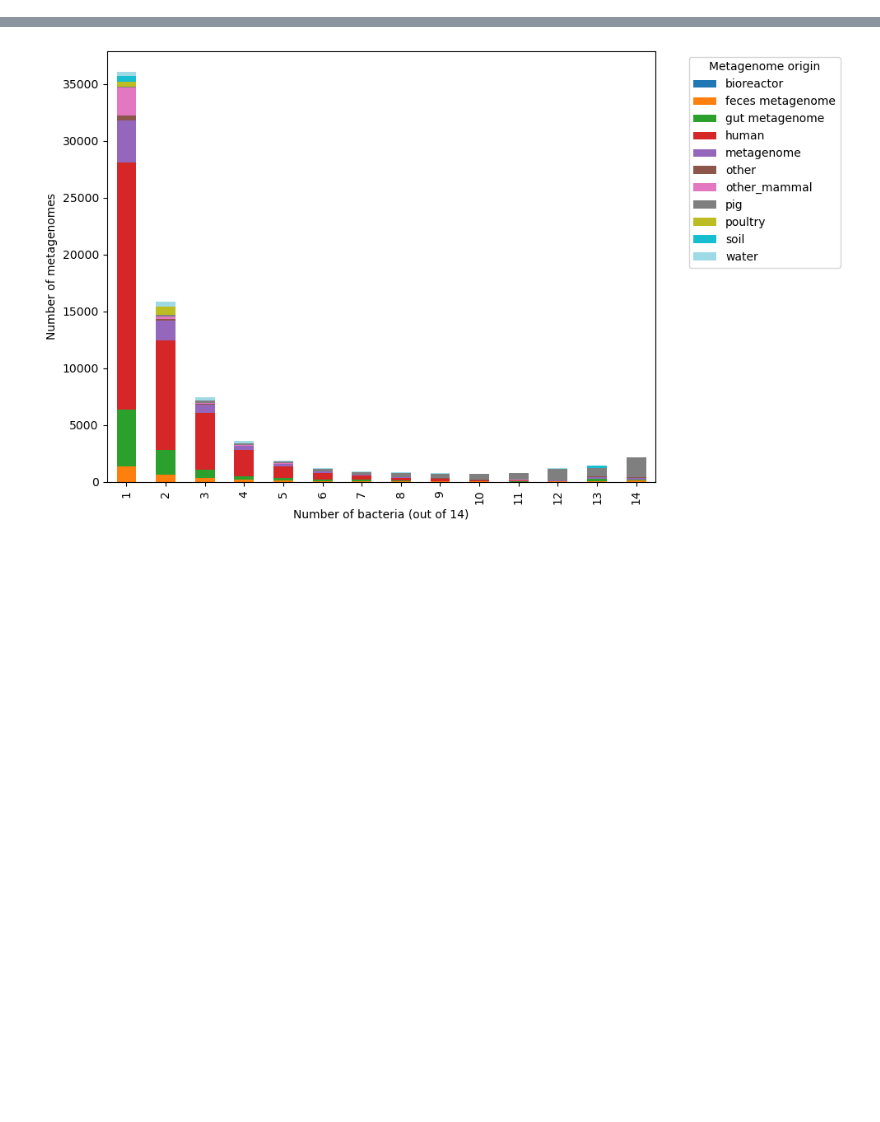
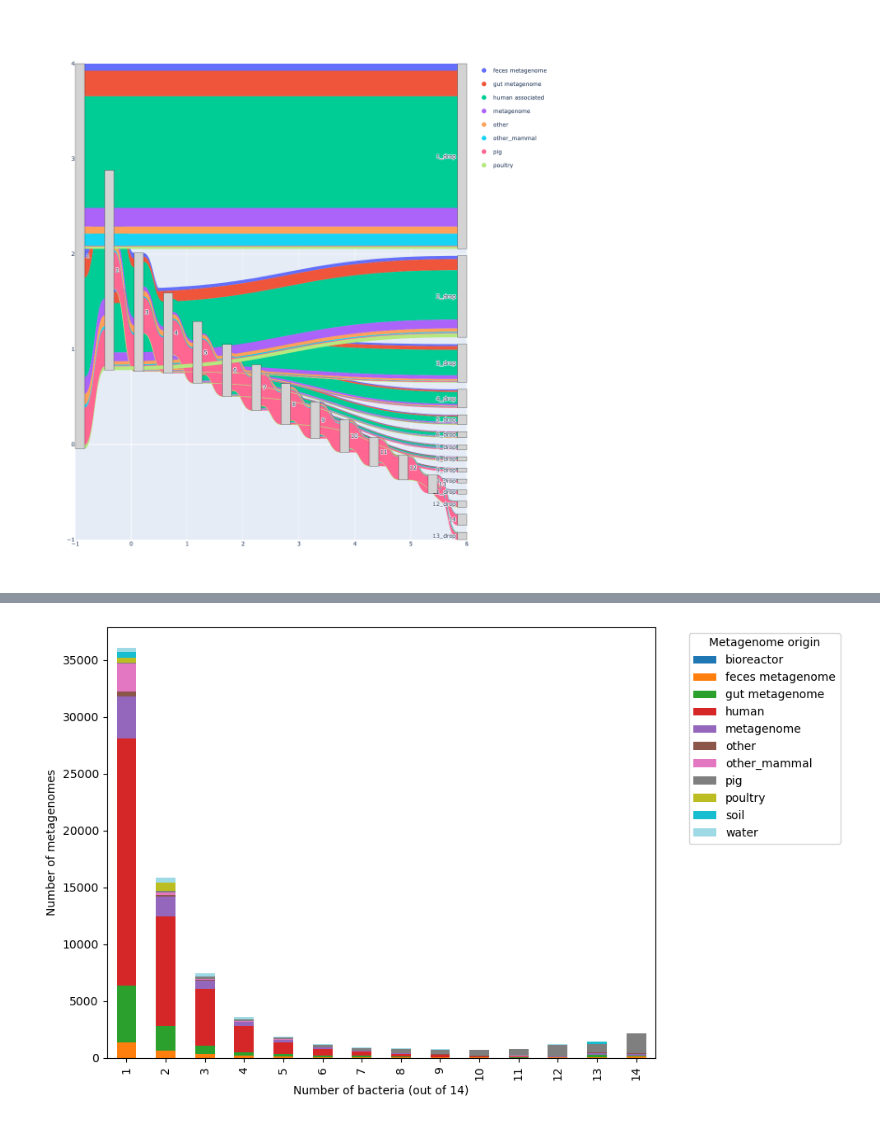
Before and after one commit to AnneliektH/2025-pig-binning-plots, a Jupyter notebook: notebooks/251001_branchwater.ipynb, the cells around one changed output, grey strips where cells are left out. Drawn from its saved outputs; the diff is of its cells as text; code cells hidden in the pictures; blank space fills up the shorter version.

Commit message:
add sankey

```diff
--- a/notebooks/251001_branchwater.ipynb
+++ b/notebooks/251001_branchwater.ipynb
@@ -137,0 +155,6 @@ df_grouped
+# %%
+df_cumulative = df_grouped.copy()
+# %%
+for i in range(13, 0, -1):
+    # Each column's new value is its old value plus the value of the column to its right
+    df_cumulative[str(i)] = df_cumulative[str(i)] + df_cumulative[str(i+1)]
@@ -137,0 +175,71 @@ df_grouped
+# %%
+unique_biomes = df_grouped['broad_cat'].unique()
+
+# Choose a color palette from Plotly Express
+# Other good options: px.colors.qualitative.G10, px.colors.qualitative.T10, px.colors.qualitative.Pastel
+palette = px.colors.qualitative.Plotly
+
+# Create a dictionary that maps each biome to a color from the palette
+# The modulo (%) ensures we loop through colors if there are more biomes than colors
+biome_colors = {biome: palette[i % len(palette)] for i, biome in enumerate(unique_biomes)}
+# %%
+links_data = []
+
+for index, row in df_grouped.iterrows():
+    biome = row['broad_cat']
+    biome_color = biome_colors[biome]
+
+
+    for i in range(1, 15):
+        source = f'{i}'
+        if i < 14:
+            cont = df_cumulative.loc[index, str(i + 1)]
+            if cont > 0:
+                links_data.append({'source': source, 'target': f'{i + 1}', 'value': cont, 'color': biome_color})
+            drop = row[str(i)]
+            if drop > 0:
+                links_data.append({'source': source, 'target': f'{i}_drop', 'value': drop, 'color': biome_color})
+df_sankey = pd.DataFrame(links_data)
+
+# 4. Create the Sankey Diagram with Colored Links
+# Get unique labels from the source and target columns
+all_labels = sorted(list(pd.unique(df_sankey[['source', 'target']].values.ravel('K'))))
+
+# Map labels to integer indices
+label_map = {label: i for i, label in enumerate(all_labels)}
+df_sankey['source_id'] = df_sankey['source'].map(label_map)
+df_sankey['target_id'] = df_sankey['target'].map(label_map)
+
+fig = go.Figure(data=[go.Sankey(
+    arrangement='snap', # Snap nodes to vertical positions
+    node=dict(
+      pad=15,
+      thickness=20,
+      line=dict(color="black", width=0.5),
+      label=all_labels,
+      color="lightgray"  # All nodes are a neutral color
+    ),
+    link=dict(
+      source=df_sankey['source_id'],
+      target=df_sankey['target_id'],
+      value=df_sankey['value'],
+      color=df_sankey['color']  # KEY CHANGE: Apply colors to the links
+  ))])
+
+for biome, color in biome_colors.items():
+    fig.add_trace(go.Scatter(
+        x=[None], y=[None], # Invisible coordinates
+        mode='markers',
+        marker=dict(size=10, color=color),
+        legendgroup=biome,
+        showlegend=True,
+        name=biome
+    ))
+fig.update_layout(
+    font_size=12,
+    width=1000,  # Set plot width
+    height=1200   # Set plot height
+)
+fig.show()
+# %% [output]
+[figure, added]
```
Also changed, not shown: parts of 28 cells of this notebook.
